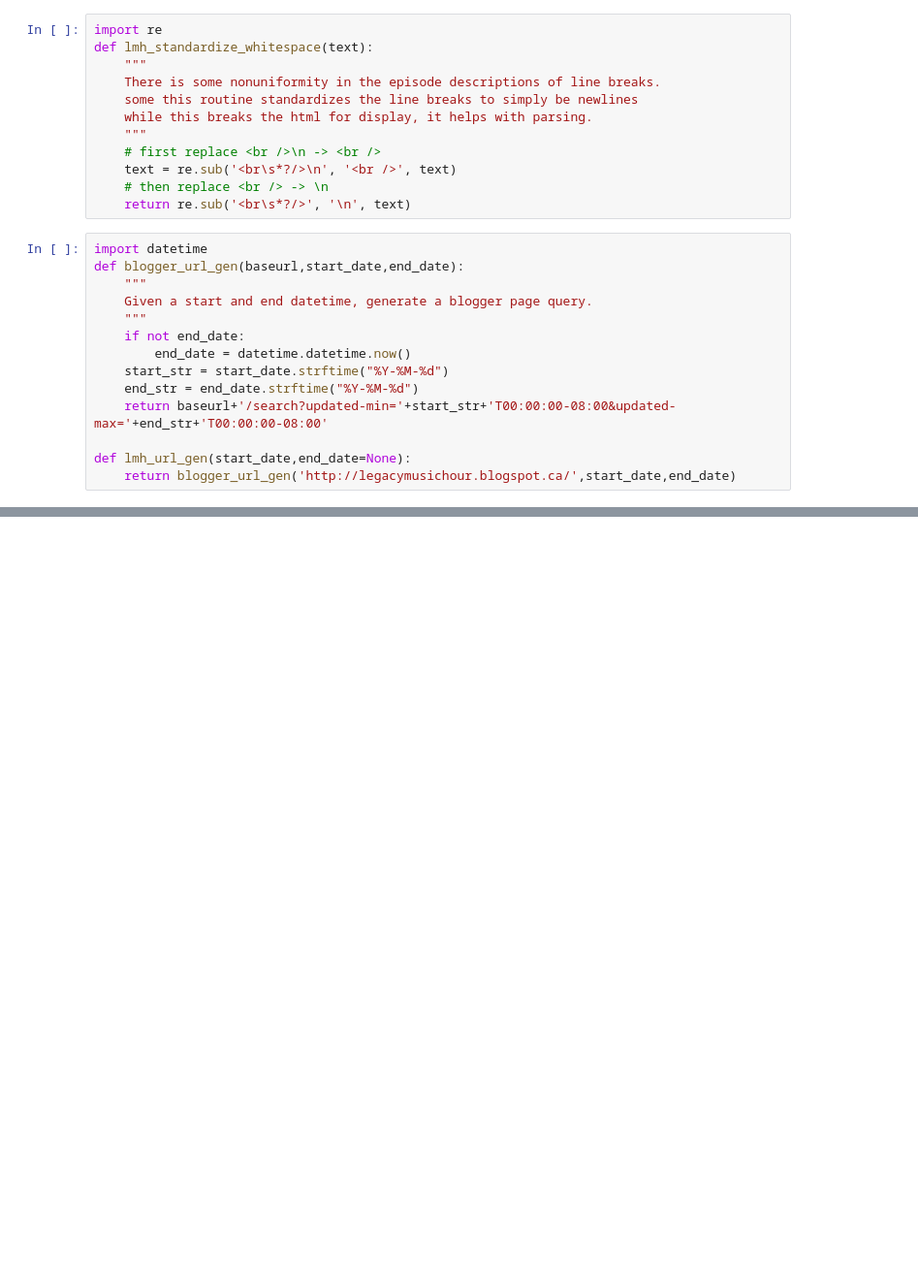
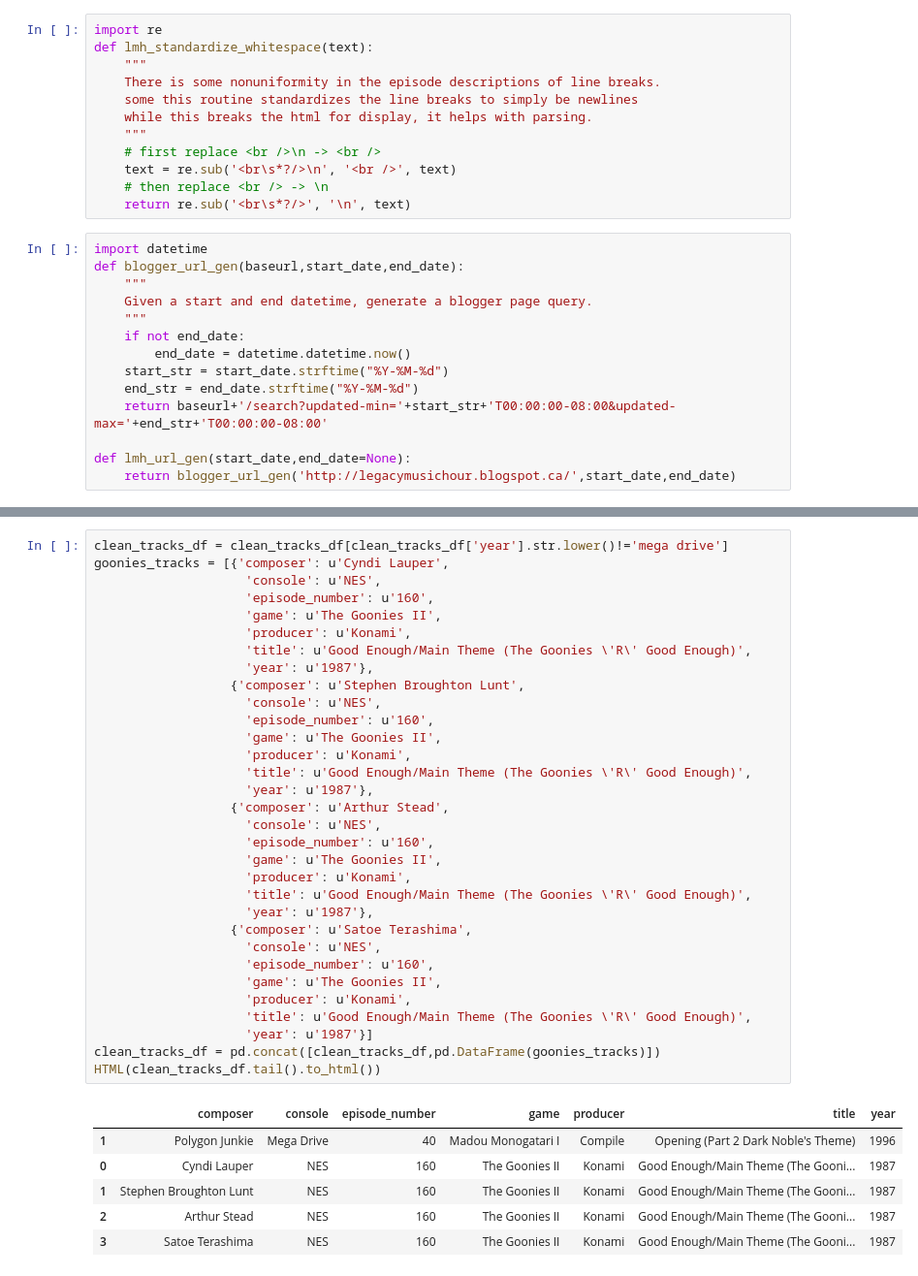
Before and after one commit to sfingram/lmh-analysis, a Jupyter notebook: LMH Analysis.ipynb, the cells around one changed output, grey strips where cells are left out. Shown at 97% size. Saved outputs shown, nothing was run; the diff lists cells and outputs as text; blank space fills up the shorter version.

```diff
--- a/LMH Analysis.ipynb
+++ b/LMH Analysis.ipynb
@@ -100,0 +275,39 @@ The above script pulls the data with some errors. We need first clean the entrie
+# %%
+clean_tracks_df = clean_tracks_df[clean_tracks_df['year'].str.lower()!='mega drive']
+goonies_tracks = [{'composer': u'Cyndi Lauper',
+                    'console': u'NES',
+                    'episode_number': u'160',
+                    'game': u'The Goonies II',
+                    'producer': u'Konami',
+                    'title': u'Good Enough/Main Theme (The Goonies \'R\' Good Enough)',
+                    'year': u'1987'},
+                  {'composer': u'Stephen Broughton Lunt',
+                    'console': u'NES',
+                    'episode_number': u'160',
+                    'game': u'The Goonies II',
+                    'producer': u'Konami',
+                    'title': u'Good Enough/Main Theme (The Goonies \'R\' Good Enough)',
+                    'year': u'1987'},
+                  {'composer': u'Arthur Stead',
+                    'console': u'NES',
+                    'episode_number': u'160',
+                    'game': u'The Goonies II',
+                    'producer': u'Konami',
+                    'title': u'Good Enough/Main Theme (The Goonies \'R\' Good Enough)',
+                    'year': u'1987'},
+                  {'composer': u'Satoe Terashima',
+                    'console': u'NES',
+                    'episode_number': u'160',
+                    'game': u'The Goonies II',
+                    'producer': u'Konami',
+                    'title': u'Good Enough/Main Theme (The Goonies \'R\' Good Enough)',
+                    'year': u'1987'}]
+clean_tracks_df = pd.concat([clean_tracks_df,pd.DataFrame(goonies_tracks)])
+HTML(clean_tracks_df.tail().to_html())
+# %% [output]
+|  | composer | console | episode_number | game | producer | title | year |
+| 1 | Polygon Junkie | Mega Drive | 40 | Madou Monogatari I | Compile | Opening (Part 2 Dark Noble's Theme) | 1996 |
+| 0 | Cyndi Lauper | NES | 160 | The Goonies II | Konami | Good Enough/Main Theme (The Gooni... | 1987 |
+| 1 | Stephen Broughton Lunt | NES | 160 | The Goonies II | Konami | Good Enough/Main Theme (The Gooni... | 1987 |
+| 2 | Arthur Stead | NES | 160 | The Goonies II | Konami | Good Enough/Main Theme (The Gooni... | 1987 |
+| 3 | Satoe Terashima | NES | 160 | The Goonies II | Konami | Good Enough/Main Theme (The Gooni... | 1987 |
```
Also changed, not shown: parts of 34 cells of this notebook.
